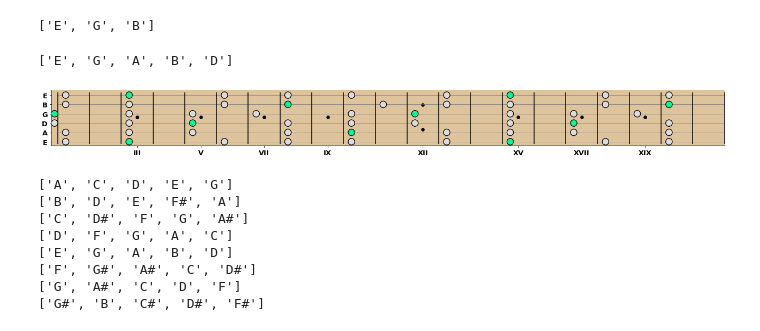
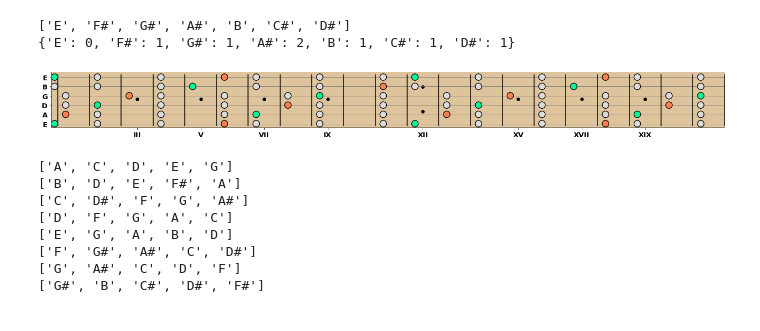
Before and after one commit to dantaki/music, a Jupyter notebook: music2.ipynb, the cells around one changed output. Cells and saved outputs as stored; diff of their text form; code cells hidden in the pictures.

Commit message:
added e lydian

```diff
--- a/music2.ipynb
+++ b/music2.ipynb
@@ -192,4 +123,0 @@ class Guitar(object):
-# %%
-Music().return_notes('E','triad','minor')
-# %% [output]
-['E', 'G', 'B']
@@ -196,17 +221,20 @@ Music().return_notes('E','triad','minor')
 # %%
-M = Music()
-cph = M.return_notes('E','pentatonic','minor')
-print(cph)
-amin= M.return_notes('D','pentatonic','minor')
-cmaj = M.return_notes('B','triad','minor')
+M = Scales()
+#cph = M.return_notes('E','pentatonic','minor')
+#print(cph)
+#amin= M.return_notes('D','pentatonic','minor')
+#cmaj = M.return_notes('B','triad','minor')
 #3 5 7 9
-s = M.return_notes('G','pentatonic','minor')
+s = M.return_notes('E','diatonic','major','lydian')
+print(s)
+
 G = Guitar(M)
 G.fret_notes(s)
-#G.f.savefig("img/scales/g_minor_harmonic_phrygian.svg")
+G.f.savefig("img/scales/e_lydian.svg")
 # %% [output]
-['E', 'G', 'A', 'B', 'D']
+['E', 'F#', 'G#', 'A#', 'B', 'C#', 'D#']
+{'E': 0, 'F#': 1, 'G#': 1, 'A#': 2, 'B': 1, 'C#': 1, 'D#': 1}
-[figure, old version]
+[figure, new version]
 # %%
 n = ['A','B','C','D','E','F','G','G#']
 for n_ in n:
```
Also changed, not shown: parts of 2 cells of this notebook, 4 other files.
